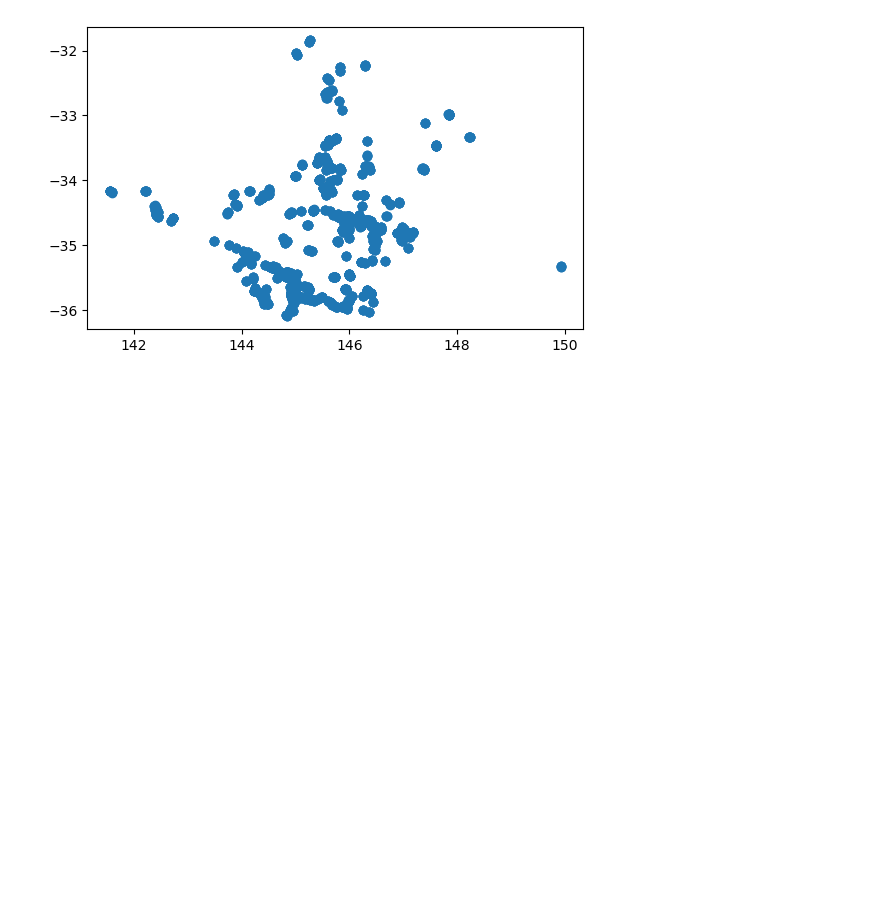
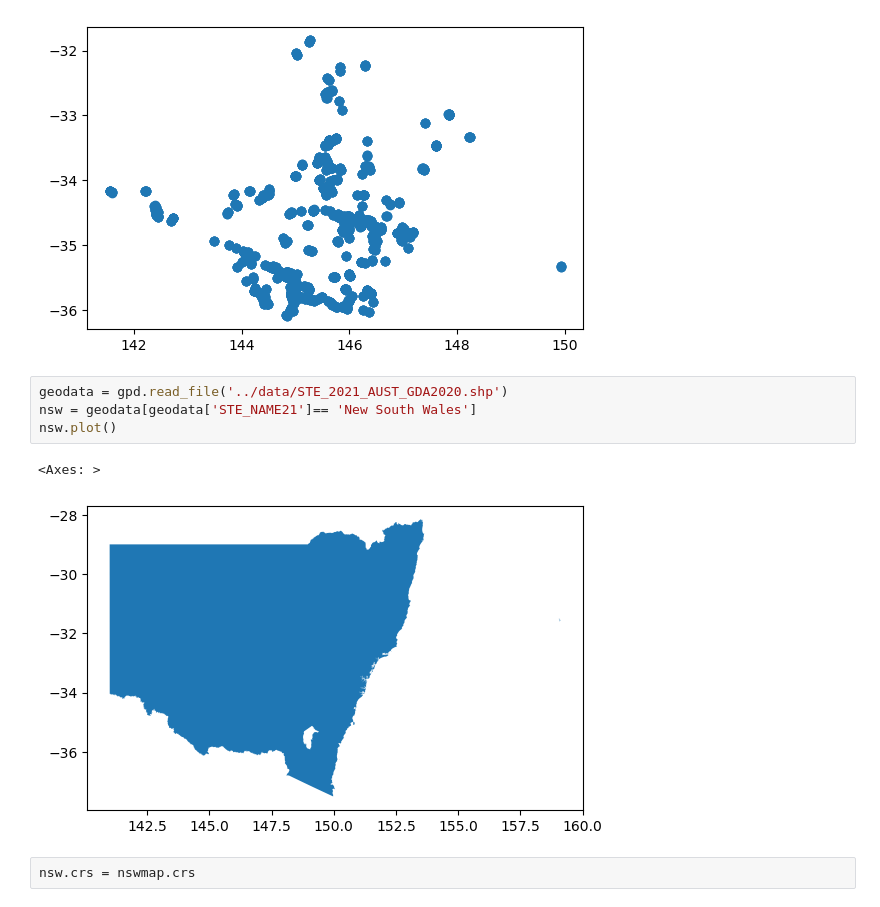
Before and after one commit to mjbeall09876/Capstone_DA09, a Jupyter notebook: NSW/NSW Map.ipynb, the cells around one changed output. Drawn from its saved outputs; the diff is of its cells as text; blank space fills up the shorter version.

```diff
--- a/NSW/NSW Map.ipynb
+++ b/NSW/NSW Map.ipynb
@@ -93,3 +93,12 @@ nswmap.plot()
 # %% [output]
 <Axes: >
 [figure]
+# %%
+geodata = gpd.read_file('../data/STE_2021_AUST_GDA2020.shp')
+nsw = geodata[geodata['STE_NAME21']== 'New South Wales']
+nsw.plot()
+# %% [output]
+<Axes: >
+[figure, added]
+# %%
+nsw.crs = nswmap.crs
```
Also changed, not shown: parts of 15 cells of this notebook, 8 other files.
